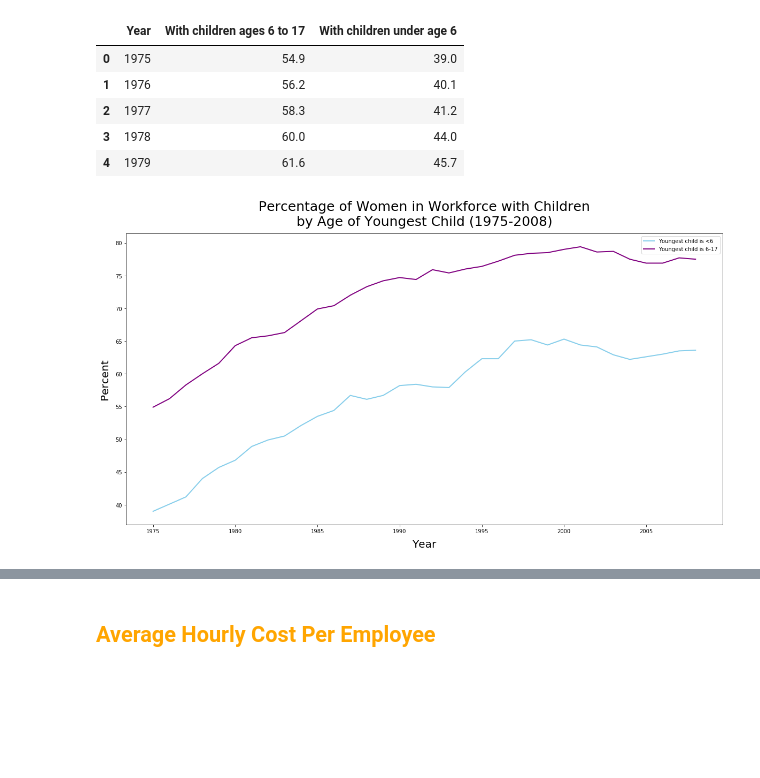
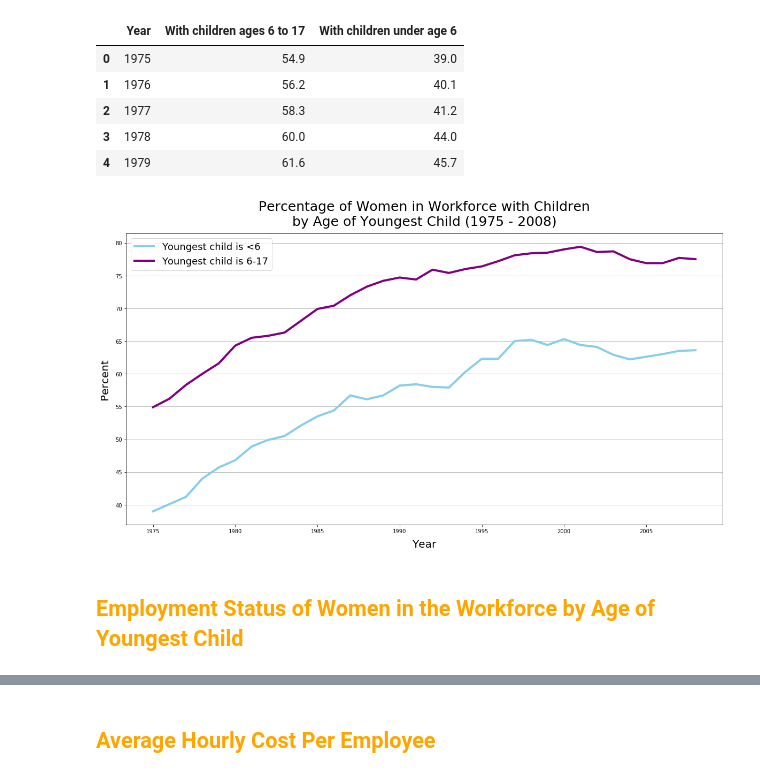
Before and after one commit to kathleeng77/Open-Source-Project-1, a Jupyter notebook: analysis/women-in-workforce-analysis.ipynb, the cells around one changed output, grey strips where cells are left out. Saved outputs shown, nothing was run; the diff lists cells and outputs as text; code cells hidden in the pictures; blank space fills up the shorter version.

```diff
--- a/analysis/women-in-workforce-analysis.ipynb
+++ b/analysis/women-in-workforce-analysis.ipynb
@@ -190,16 +194,18 @@ women_by_race_df.head()
 # %%
 # multiple line plot
 plt.figure(figsize=(20,10))
-plt.title("Percentage of Women in Workforce by Race (1960-2016)", fontsize=25, pad=15)
+plt.style.use('fivethirtyeight')
+plt.title("Percentage of Women in Workforce by Race (1960 - 2016)", fontsize=25, pad=15)
 plt.xlabel("Year",  fontsize=20, labelpad=10)
 plt.ylabel("Percent", fontsize=20, labelpad=10)
-plt.plot(women_by_race_df["Year"], women_by_race_df["White Women"], color="red", linewidth=2, label="White Women")
-plt.plot(women_by_race_df["Year"], women_by_race_df["Black Women"], color="orange", linewidth=2, label="Black Women")
-plt.plot(women_by_race_df["Year"], women_by_race_df["Asian Women"], color="green", linewidth=2, label="Asian Women")
-plt.plot(women_by_race_df["Year"], women_by_race_df["Hispanic Women"], color="skyblue", linewidth=2, label="Hispanic Women")
-plt.legend()
+plt.plot(women_by_race_df["Year"], women_by_race_df["White Women"], color="red", linewidth=4, label="White Women")
+plt.plot(women_by_race_df["Year"], women_by_race_df["Black Women"], color="orange", linewidth=4, label="Black Women")
+plt.plot(women_by_race_df["Year"], women_by_race_df["Asian Women"], color="green", linewidth=4, label="Asian Women")
+plt.plot(women_by_race_df["Year"], women_by_race_df["Hispanic Women"], color="skyblue", linewidth=4, label="Hispanic Women")
+plt.legend(loc=2, fontsize=16)
+plt.yticks([0,20,40,60,80,100],[0,20,40,60,80,100])
 plt.savefig("../Images/women-workforce-byrace-lineplot.png",bbox_inches="tight")
 plt.show()
 
-# fix tick locations!!!
+# find better way to fix yticks
 # %% [output]
@@ -282,13 +314,16 @@ children_df.head()
 | 4 | 1979 | 61.6 | 45.7 |
 # %%
 plt.figure(figsize=(20,10))
-plt.title("Percentage of Women in Workforce with Children\nby Age of Youngest Child (1975-2008)", fontsize=25, pad=15)
+plt.title("Percentage of Women in Workforce with Children\nby Age of Youngest Child (1975 - 2008)", fontsize=25, pad=15)
 plt.xlabel("Year",  fontsize=20, labelpad=10)
 plt.ylabel("Percent", fontsize=20, labelpad=10)
-plt.plot(children_df["Year"], children_df["With children under age 6"], color='skyblue', linewidth=2, label="Youngest child is <6")
-plt.plot(children_df["Year"], children_df["With children ages 6 to 17"], color='purple', linewidth=2, label="Youngest child is 6-17")
-plt.legend()
+plt.plot(children_df["Year"], children_df["With children under age 6"], color='skyblue', linewidth=4, label="Youngest child is <6")
+plt.plot(children_df["Year"], children_df["With children ages 6 to 17"], color='purple', linewidth=4, label="Youngest child is 6-17")
+plt.legend(loc=2, fontsize=18)
+plt.grid(axis='y')
 plt.savefig("../Images/women-workforce-byyoungestchild-lineplot.png",bbox_inches="tight")
 plt.show()
 # %% [output]
-[figure, old version]
+[figure, new version]
+# %% [markdown]
+## <font color=orange>Employment Status of Women in the Workforce by Age of Youngest Child</font>
```
Also changed, not shown: parts of 19 cells of this notebook.
